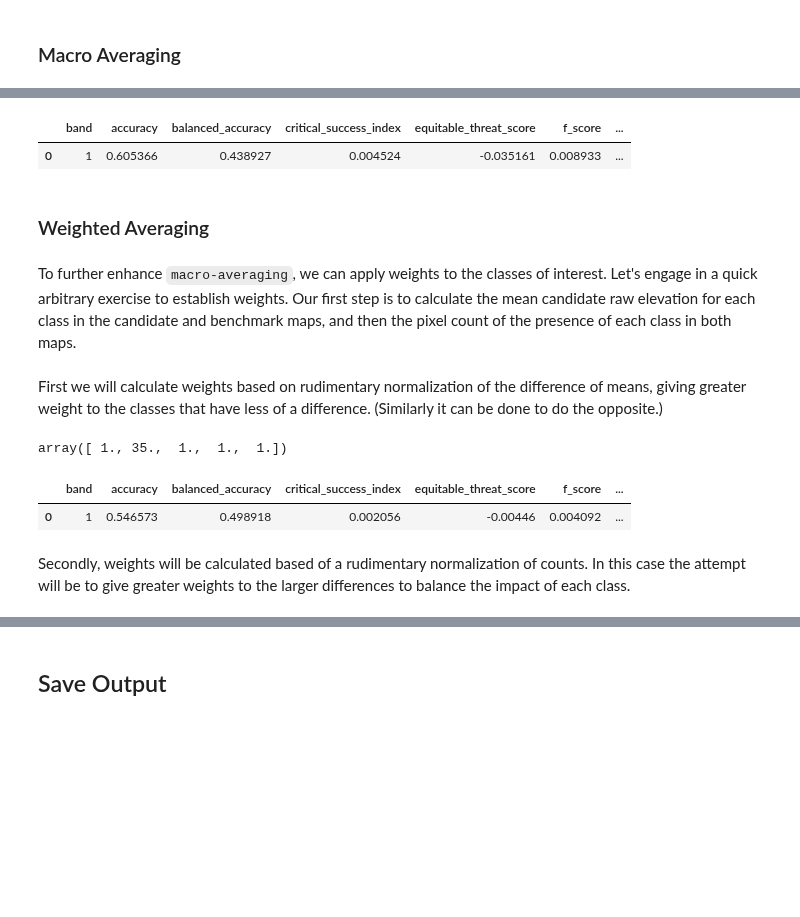
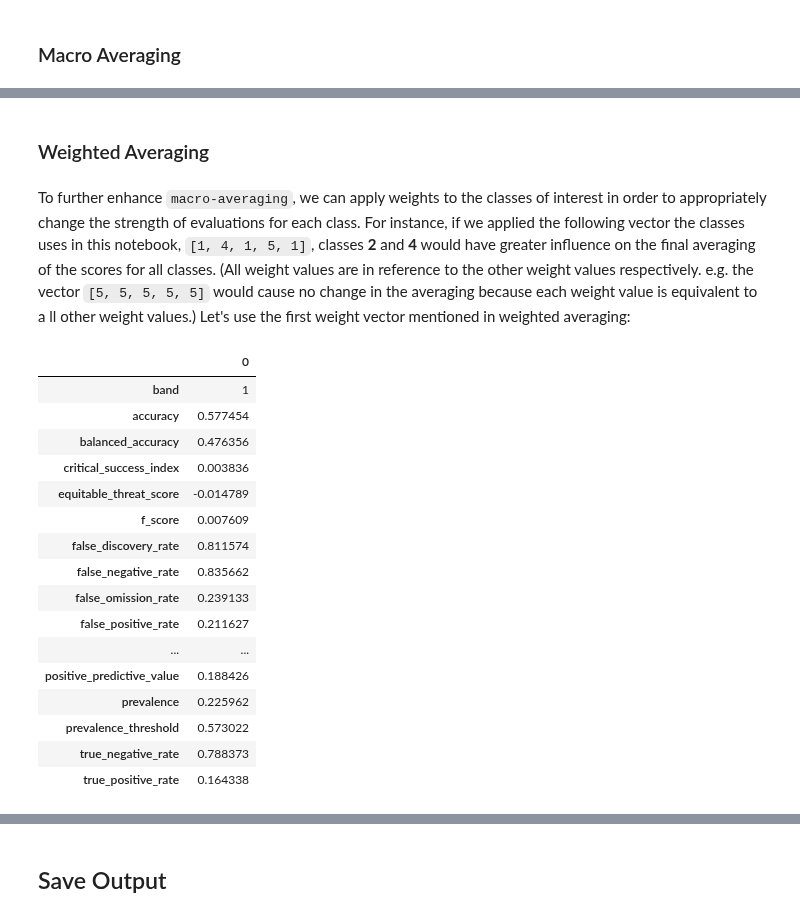
Before and after one commit to NOAA-OWP/gval, a Jupyter notebook: docs/sphinx/SphinxMulticatTutorial.ipynb, the cells around one changed output, grey strips where cells are left out. Cells and saved outputs as stored; diff of their text form; code cells hidden in the pictures; blank space fills up the shorter version.

Commit message:
Revise notebook for documentation

```diff
--- a/docs/sphinx/SphinxMulticatTutorial.ipynb
+++ b/docs/sphinx/SphinxMulticatTutorial.ipynb
@@ -27,8 +27,8 @@ Although one can call `candidate.gval.categorical_compare` to run the entire wor
 # %% [markdown]
 #### Homogenize
 # %%
-candidate_r, benchmark_r = candidate.sel(band=1).gval.homogenize(benchmark.sel(band=1))
-depth_raster_r, arb = depth_raster.sel(band=1).gval.homogenize(benchmark_r)
+candidate_r, benchmark_r = candidate.gval.homogenize(benchmark)
+depth_raster_r, arb = depth_raster.gval.homogenize(benchmark_r)
 del arb
 # %% [markdown]
 #### Agreement Map
@@ -37,4 +37,7 @@ The following makes a pairing dictionary that represents the candidate class and
 # %%
-classes = np.array([1, 2, 3, 4, 5])
-class_mesh = np.array(np.meshgrid(classes, classes)).T.reshape(-1, 2)
-pairing_dictionary = {(k, v): int(f'{k}{v}') for k, v in class_mesh}
+classes = [1, 2, 3, 4, 5]
+pairing_dictionary = {(x, y): int(f'{x}{y}') for x, y in
+                      product(classes, classes)}
+
+# Showing the first 6 entries
+print('\n'.join([f'{k}: {v}' for k,v  in pairing_dictionary.items()][:6]))
@@ -51,15 +51,16 @@ print('\n'.join([f'{k}: {v}' for k,v  in pairing_dictionary.items()][:6]))
 # %% [markdown]
 The benchmark map has an extra class 0 which is very similar to nodata so it will not be included in `allow_benchmark_values` in the following methods.
 # %%
-agreement_map, crosstab = (candidate_r.gval.compute_agreement_map(benchmark_r,
-                                                                  nodata=255,
-                                                                  encode_nodata=True,
-                                                                  comparison_function='pairing_dict',
-                                                                  pairing_dict=pairing_dictionary,
-                                                                  allow_candidate_values=classes,
-                                                                  allow_benchmark_values=classes),
-                           candidate_r.gval.compute_crosstab(benchmark_r,
-                                                             comparison_function='pairing_dict',
-                                                             pairing_dict=pairing_dictionary,
-                                                             allow_candidate_values=classes,
-                                                             allow_benchmark_values=classes))
+agreement_map = candidate_r.gval.compute_agreement_map(benchmark_r,
+                                                       nodata=255,
+                                                       encode_nodata=True,
+                                                       comparison_function='pairing_dict',
+                                                       pairing_dict=pairing_dictionary,
+                                                       allow_candidate_values=classes,
+                                                       allow_benchmark_values=classes)
+
+crosstab = candidate_r.gval.compute_crosstab(benchmark_r,
+                                             comparison_function='pairing_dict',
+                                             pairing_dict=pairing_dictionary,
+                                             allow_candidate_values=classes,
+                                             allow_benchmark_values=classes)
@@ -124,9 +166,4 @@ macro_averaged_metrics = crosstab.gval.compute_categorical_metrics(positive_cate
-# %%
-macro_averaged_metrics
-# %% [output]
-|  | band | accuracy | balanced_accuracy | critical_success_index | equitable_threat_score | f_score | ... |
-| 0 | 1 | 0.605366 | 0.438927 | 0.004524 | -0.035161 | 0.008933 | ... |
 # %% [markdown]
 ### Weighted Averaging
 # %% [markdown]
-To further enhance `macro-averaging`, we can apply weights to the classes of interest.  Let's engage in a quick arbitrary exercise to establish weights.  Our first step is to calculate the mean candidate raw elevation for each class in the candidate and benchmark maps, and then the pixel count of the presence of each class in both maps.
+To further enhance `macro-averaging`, we can apply weights to the classes of interest in order to appropriately change the strength of evaluations for each class.  For instance, if we applied the following vector the classes uses in this notebook, `[1, 4, 1, 5, 1]`, classes <b>2</b> and <b>4</b> would have greater influence on the final averaging of the scores for all classes.  (All weight values are in reference to the other weight values respectively.  e.g. the vector `[5, 5, 5, 5, 5]` would cause no change in the averaging because each weight value is equivalent to a ll other weight values.)  Let's use the first weight vector mentioned in weighted averaging:
@@ -145,18 +170,24 @@ count_difference = np.abs(candidate_stats["count"].values - benchmark_stats["cou
-# %% [markdown]
-First we will calculate weights based on rudimentary normalization of the difference of means, giving greater weight to the classes that have less of a difference.  (Similarly it can be done to do the opposite.)
-# %%
-weights = 1 // (mean_difference / (1 * np.max(mean_difference)))
-weights
-# %% [output]
-array([ 1., 35.,  1.,  1.,  1.])
 # %%
 weight_averaged_metrics = crosstab.gval.compute_categorical_metrics(positive_categories=classes,
-                                                                    weights=weights,
+                                                                    weights=[1, 4, 1, 5, 1],
                                                                     negative_categories=None,
                                                                     average="weighted")
-weight_averaged_metrics
+weight_averaged_metrics.transpose()
 # %% [output]
-|  | band | accuracy | balanced_accuracy | critical_success_index | equitable_threat_score | f_score | ... |
-| 0 | 1 | 0.546573 | 0.498918 | 0.002056 | -0.00446 | 0.004092 | ... |
+|  | 0 |
+| band | 1 |
+| accuracy | 0.577454 |
+| balanced_accuracy | 0.476356 |
+| critical_success_index | 0.003836 |
+| equitable_threat_score | -0.014789 |
+| f_score | 0.007609 |
+| false_discovery_rate | 0.811574 |
+| false_negative_rate | 0.835662 |
+| false_omission_rate | 0.239133 |
+| false_positive_rate | 0.211627 |
+| ... | ... |
+| positive_predictive_value | 0.188426 |
+| prevalence | 0.225962 |
+| prevalence_threshold | 0.573022 |
+| true_negative_rate | 0.788373 |
+| true_positive_rate | 0.164338 |
-# %% [markdown]
-Secondly, weights will be calculated  based of a rudimentary normalization of counts.  In this case the attempt will be to give greater weights to the larger differences to balance the impact of each class.
```
Also changed, not shown: parts of 23 cells of this notebook, 2 other files.
